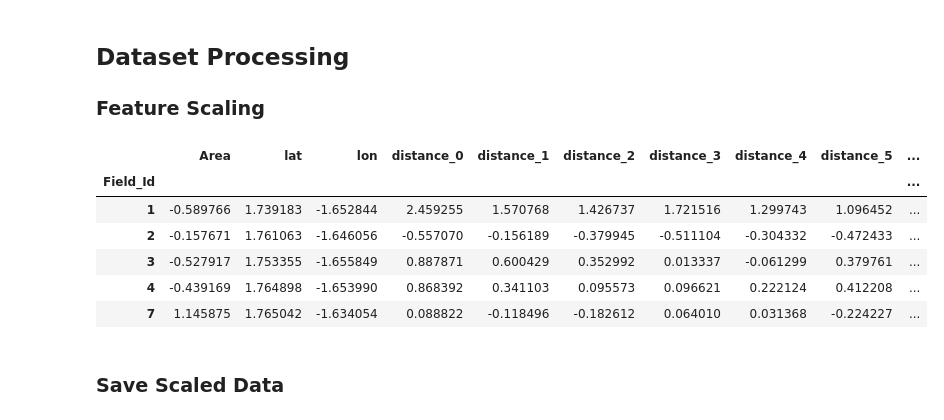
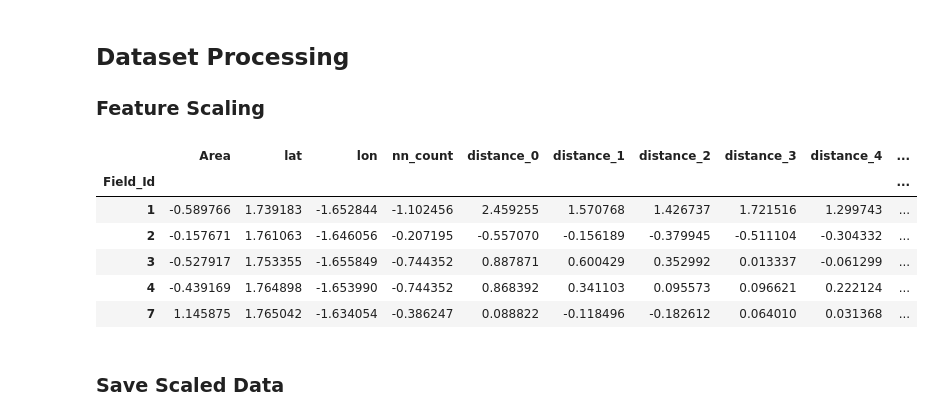
Before and after one commit to ZeeshanSultan/zindi-farmpin, a Jupyter notebook: notebooks/rb_0.2_create_meta_datasets.ipynb, the cells around one changed output. Cells and saved outputs as stored; diff of their text form; code cells hidden in the pictures.

```diff
--- a/notebooks/rb_0.2_create_meta_datasets.ipynb
+++ b/notebooks/rb_0.2_create_meta_datasets.ipynb
@@ -303,22 +293,22 @@ test_features_data.to_csv(out_dir / 'test.csv')
 # %%
 from sklearn.preprocessing import StandardScaler
 
 scaler = StandardScaler()
 
-cols = ['Area', 'lat', 'lon'] + [c for c in train_features_data.columns if 'distance' in c] + ['Cotton','Dates','Grass','Lucern','Maize','Pecan','Vacant','Vineyard & Pecan ("Intercrop")']
+cols = ['Area', 'lat', 'lon', 'nn_count'] + [c for c in train_features_data.columns if 'distance' in c] + ['Cotton','Dates','Grass','Lucern','Maize','Pecan','Vacant','Vineyard','Vineyard & Pecan ("Intercrop")']
 
 train_features_data[cols] = scaler.fit_transform(train_features_data[cols])
 test_features_data[cols] = scaler.transform(test_features_data[cols])
 
 train_features_data[cols].head()
 # %% [output]
-|  | Area | lat | lon | distance_0 | distance_1 | distance_2 | distance_3 | distance_4 | distance_5 | ... |
+|  | Area | lat | lon | nn_count | distance_0 | distance_1 | distance_2 | distance_3 | distance_4 | ... |
 | Field_Id |  |  |  |  |  |  |  |  |  | ... |
-| 1 | -0.589766 | 1.739183 | -1.652844 | 2.459255 | 1.570768 | 1.426737 | 1.721516 | 1.299743 | 1.096452 | ... |
-| 2 | -0.157671 | 1.761063 | -1.646056 | -0.557070 | -0.156189 | -0.379945 | -0.511104 | -0.304332 | -0.472433 | ... |
-| 3 | -0.527917 | 1.753355 | -1.655849 | 0.887871 | 0.600429 | 0.352992 | 0.013337 | -0.061299 | 0.379761 | ... |
-| 4 | -0.439169 | 1.764898 | -1.653990 | 0.868392 | 0.341103 | 0.095573 | 0.096621 | 0.222124 | 0.412208 | ... |
-| 7 | 1.145875 | 1.765042 | -1.634054 | 0.088822 | -0.118496 | -0.182612 | 0.064010 | 0.031368 | -0.224227 | ... |
+| 1 | -0.589766 | 1.739183 | -1.652844 | -1.102456 | 2.459255 | 1.570768 | 1.426737 | 1.721516 | 1.299743 | ... |
+| 2 | -0.157671 | 1.761063 | -1.646056 | -0.207195 | -0.557070 | -0.156189 | -0.379945 | -0.511104 | -0.304332 | ... |
+| 3 | -0.527917 | 1.753355 | -1.655849 | -0.744352 | 0.887871 | 0.600429 | 0.352992 | 0.013337 | -0.061299 | ... |
+| 4 | -0.439169 | 1.764898 | -1.653990 | -0.744352 | 0.868392 | 0.341103 | 0.095573 | 0.096621 | 0.222124 | ... |
+| 7 | 1.145875 | 1.765042 | -1.634054 | -0.386247 | 0.088822 | -0.118496 | -0.182612 | 0.064010 | 0.031368 | ... |
 # %% [markdown]
 ### Save Scaled Data
 # %%
```
Also changed, not shown: parts of 10 cells of this notebook, 31 other files.
